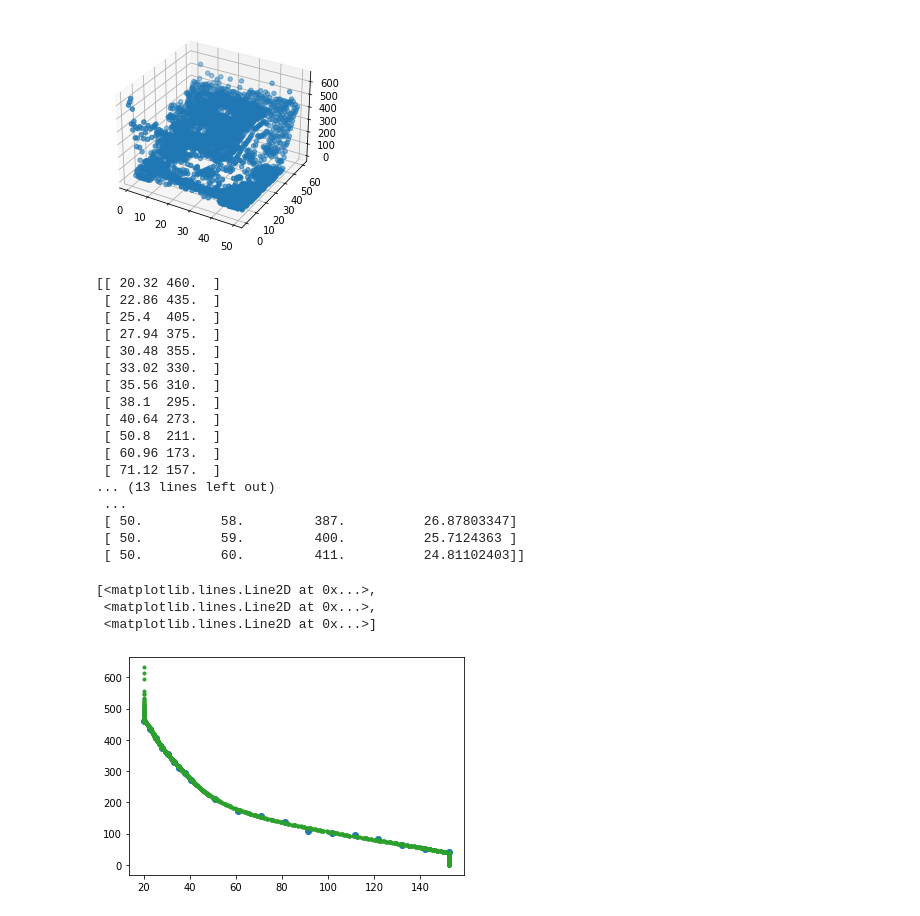
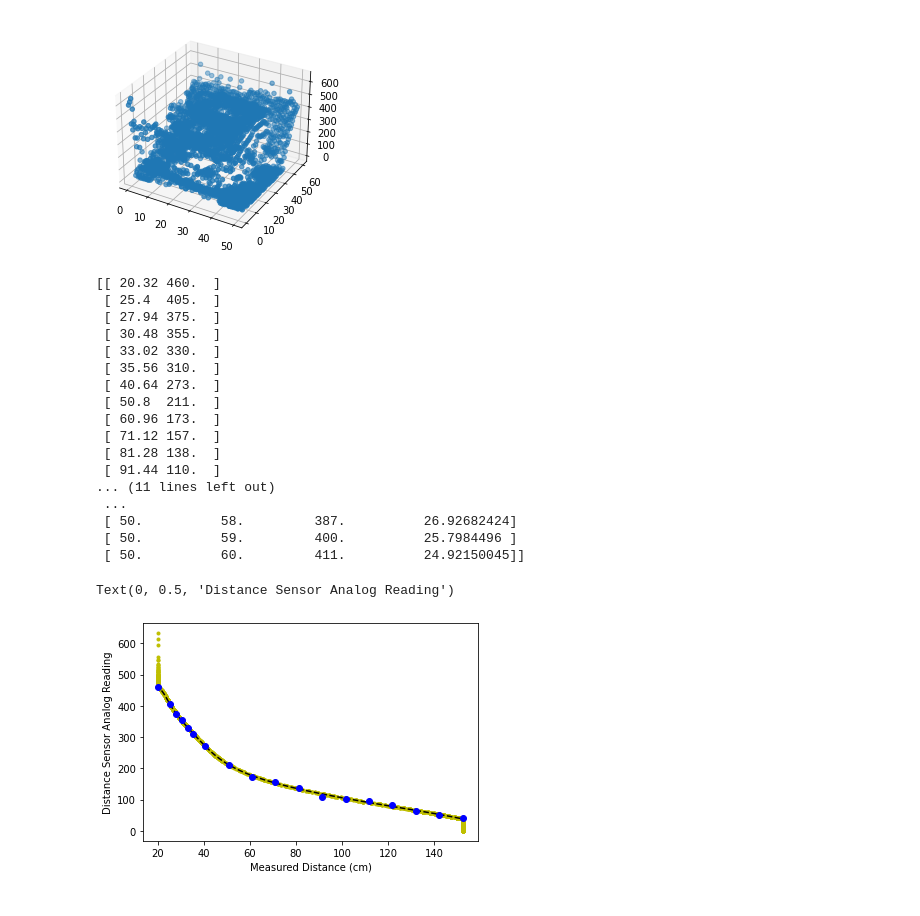
Before and after one commit to julesbrettle/3D_Scanner, a Jupyter notebook: 3d_scanner_jupyter.ipynb, the cells around one changed output. Drawn from its saved outputs; the diff is of its cells as text; code cells hidden in the pictures.

```diff
--- a/3d_scanner_jupyter.ipynb
+++ b/3d_scanner_jupyter.ipynb
@@ -111,10 +111,9 @@ ax.scatter3D(ptsrNP[:,0], ptsrNP[:,1], ptsrNP[:,2])
 <mpl_toolkits.mplot3d.art3d.Path3DCollection at 0x...>
 [figure]
 # %%
-dsNP = np.load("calibration_data_0.npy")
-dsTestNP = np.load("calibration_data_test.npy")
+dsNP = np.load("calibration_data_1.npy")
 
-dsNP = np.array(ds)
+
 print(dsNP)
 
 c = np.polyfit(dsNP[:,1],dsNP[:,0],6)
@@ -133,41 +132,41 @@ while i < numRows:
     else:
         ptsrNP[i,3] = p(ptsrNP[i,2])
     i = i+1
 
 # i = 0
 # while i < numRows:
 #     if ptsrNP[i,3]>100:
 #         ptsrNP[i,3] = 0
 #     elif ptsrNP[i,3]<10:
 #         ptsrNP[i,3] = 0
 #     else:
 #         ptsrNP[i,3] = p(ptsrNP[i,2])
 #     i = i+1
 
 print(ptsrNP)
 
 fig = plt.figure()
 ax = plt.axes()
-plt.plot(dsNP[:,0],dsNP[:,1], 'o', p(xp),xp, '-',ptsrNP[:,3],ptsrNP[:,2],'.')
+plt.plot(ptsrNP[:,3],ptsrNP[:,2],'y.', p(xp),xp, 'k--',dsNP[:,0],dsNP[:,1], 'bo')
+ax.set_xlabel("Measured Distance (cm)")
+ax.set_ylabel("Distance Sensor Analog Reading")
 # %% [output]
 [[ 20.32 460.  ]
- [ 22.86 435.  ]
  [ 25.4  405.  ]
  [ 27.94 375.  ]
  [ 30.48 355.  ]
  [ 33.02 330.  ]
  [ 35.56 310.  ]
- [ 38.1  295.  ]
  [ 40.64 273.  ]
  [ 50.8  211.  ]
  [ 60.96 173.  ]
  [ 71.12 157.  ]
-... (13 lines left out)
+ [ 81.28 138.  ]
+ [ 91.44 110.  ]
+... (11 lines left out)
  ...
- [ 50.          58.         387.          26.87803347]
- [ 50.          59.         400.          25.7124363 ]
- [ 50.          60.         411.          24.81102403]]
+ [ 50.          58.         387.          26.92682424]
+ [ 50.          59.         400.          25.7984496 ]
+ [ 50.          60.         411.          24.92150045]]
-[<matplotlib.lines.Line2D at 0x...>,
- <matplotlib.lines.Line2D at 0x...>,
- <matplotlib.lines.Line2D at 0x...>]
+Text(0, 0.5, 'Distance Sensor Analog Reading')
-[figure, old version]
+[figure, new version]
```
Also changed, not shown: parts of 5 cells of this notebook, 18 other files.
